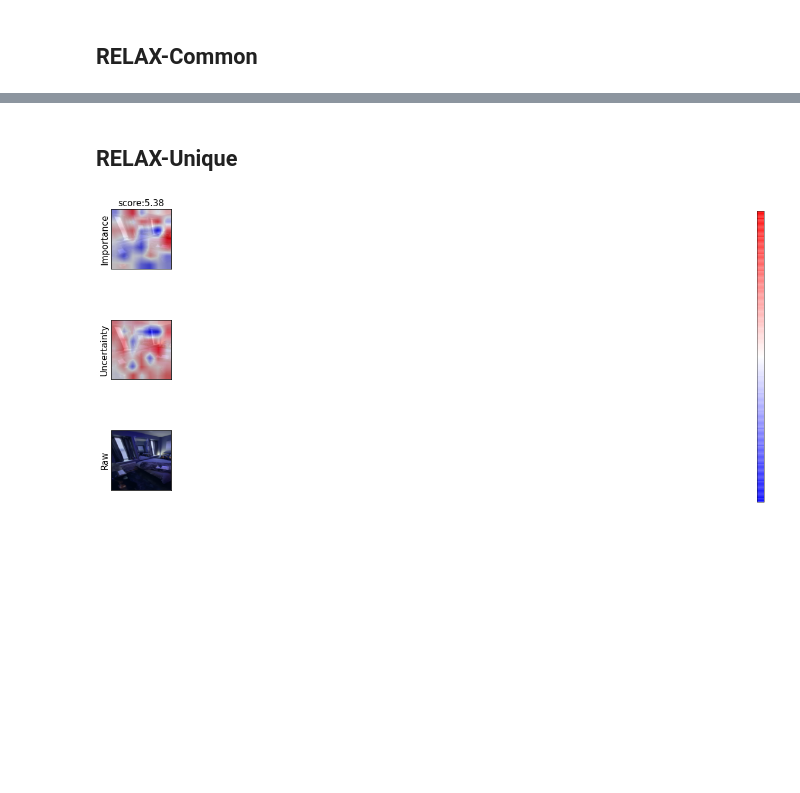
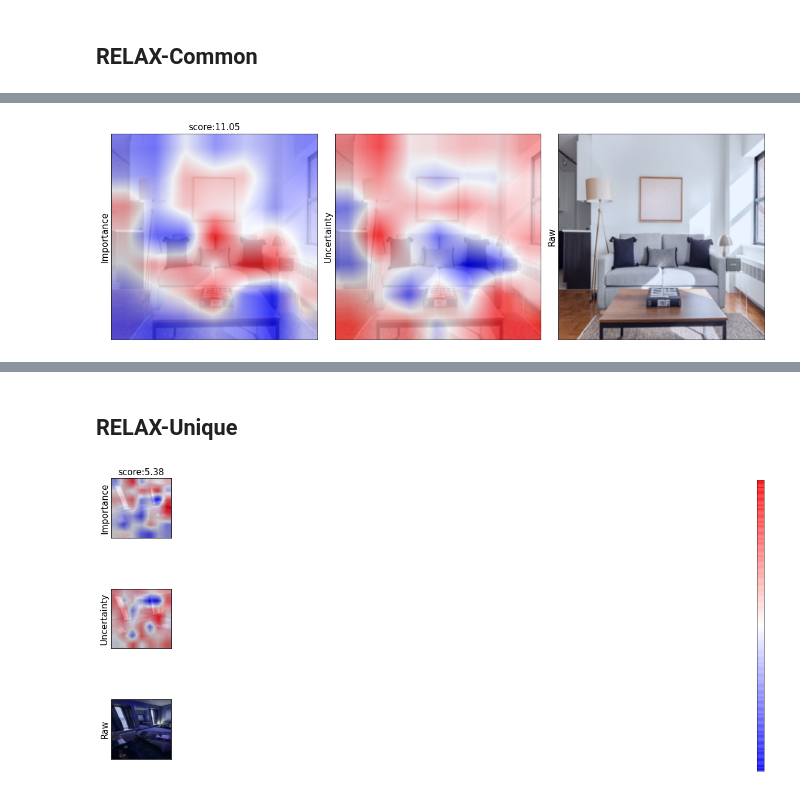
Before and after one commit to linhx25/image-uniqueness, a Jupyter notebook: model_interpretation_NY.ipynb, the cells around one changed output, grey strips where cells are left out. Saved outputs shown, nothing was run; the diff lists cells and outputs as text; code cells hidden in the pictures; blank space fills up the shorter version.

```diff
--- a/model_interpretation_NY.ipynb
+++ b/model_interpretation_NY.ipynb
@@ -446,3 +425,5 @@ show_RELAX(ds, uniqueness, model, indices=idx_common["kitchen"], scene="kitchen"
 # %%
-show_RELAX(ds, uniqueness, model, indices=idx_common["living_room"], scene="living_room", most_unique=None, most_common=1)
+show_RELAX_one_img(ds, uniqueness, model, indices=idx_common["living_room"], scene="living_room", most_unique=None, most_common=1)
+# %% [output]
+[figure, added]
 # %%
```
Also changed, not shown: parts of 14 cells of this notebook, 4 other files.
